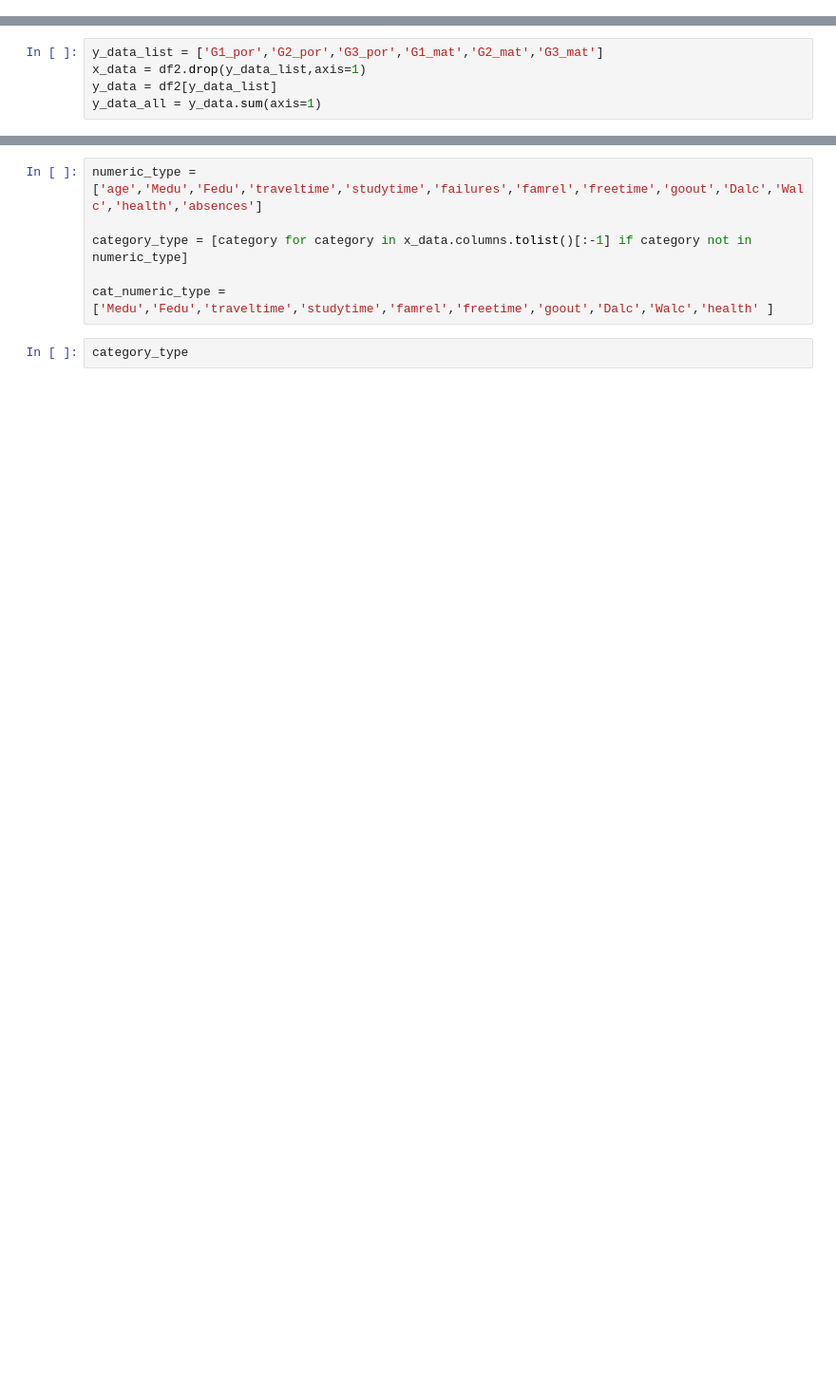
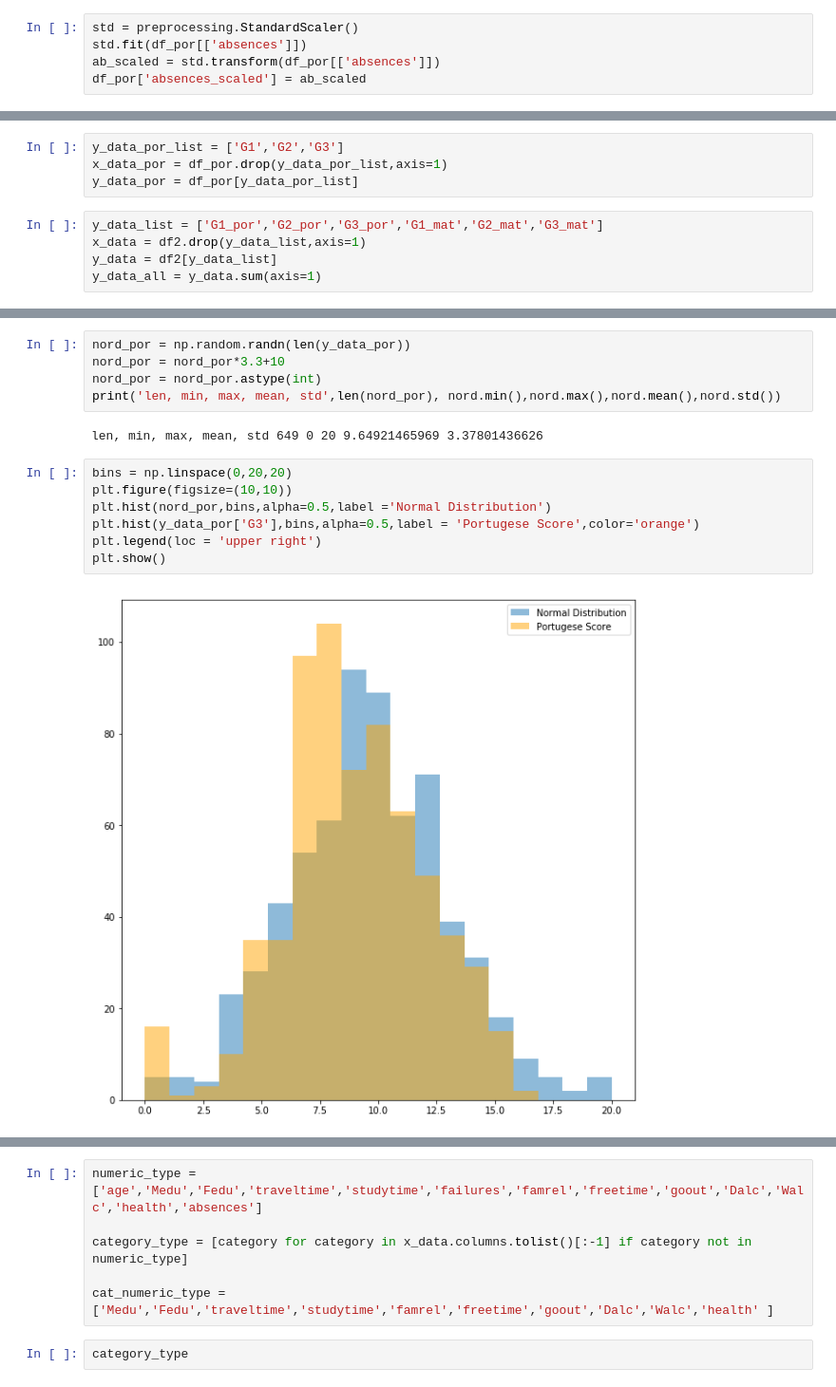
Before and after one commit to JeongChanwoo/DSC2018, a Jupyter notebook: online_test/Online_Test_student.ipynb, the cells around one changed output, grey strips where cells are left out. Shown at 95% size. Drawn from its saved outputs; the diff is of its cells as text; blank space fills up the shorter version.

```diff
--- a/online_test/Online_Test_student.ipynb
+++ b/online_test/Online_Test_student.ipynb
@@ -394,0 +449,5 @@ Index(['school', 'sex', 'age', 'address', 'famsize', 'Pstatus', 'Medu', 'Fedu',
+# %%
+std = preprocessing.StandardScaler()
+std.fit(df_por[['absences']])
+ab_scaled = std.transform(df_por[['absences']])
+df_por['absences_scaled'] = ab_scaled
@@ -453,3 +544,7 @@ df2.head()
+# %%
+y_data_por_list = ['G1','G2','G3']
+x_data_por = df_por.drop(y_data_por_list,axis=1)
+y_data_por = df_por[y_data_por_list]
 # %%
 y_data_list = ['G1_por','G2_por','G3_por','G1_mat','G2_mat','G3_mat']
 x_data = df2.drop(y_data_list,axis=1)
@@ -457,0 +569,16 @@ y_data_all = y_data.sum(axis=1)
+# %%
+nord_por = np.random.randn(len(y_data_por))
+nord_por = nord_por*3.3+10
+nord_por = nord_por.astype(int)
+print('len, min, max, mean, std',len(nord_por), nord.min(),nord.max(),nord.mean(),nord.std())
+# %% [output]
+len, min, max, mean, std 649 0 20 9.64921465969 3.37801436626
+# %%
+bins = np.linspace(0,20,20)
+plt.figure(figsize=(10,10))
+plt.hist(nord_por,bins,alpha=0.5,label ='Normal Distribution')
+plt.hist(y_data_por['G3'],bins,alpha=0.5,label = 'Portugese Score',color='orange')
+plt.legend(loc = 'upper right')
+plt.show()
+# %% [output]
+[figure, added]
```
Also changed, not shown: parts of 31 cells of this notebook, 2 other files.
